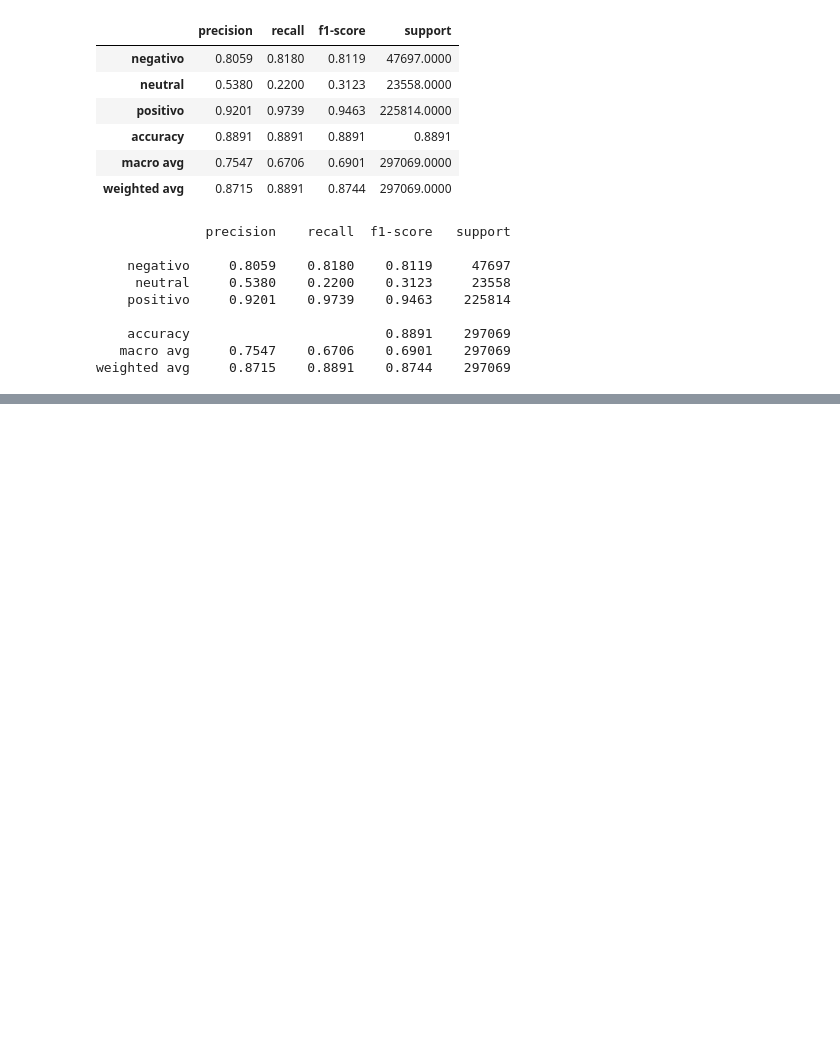
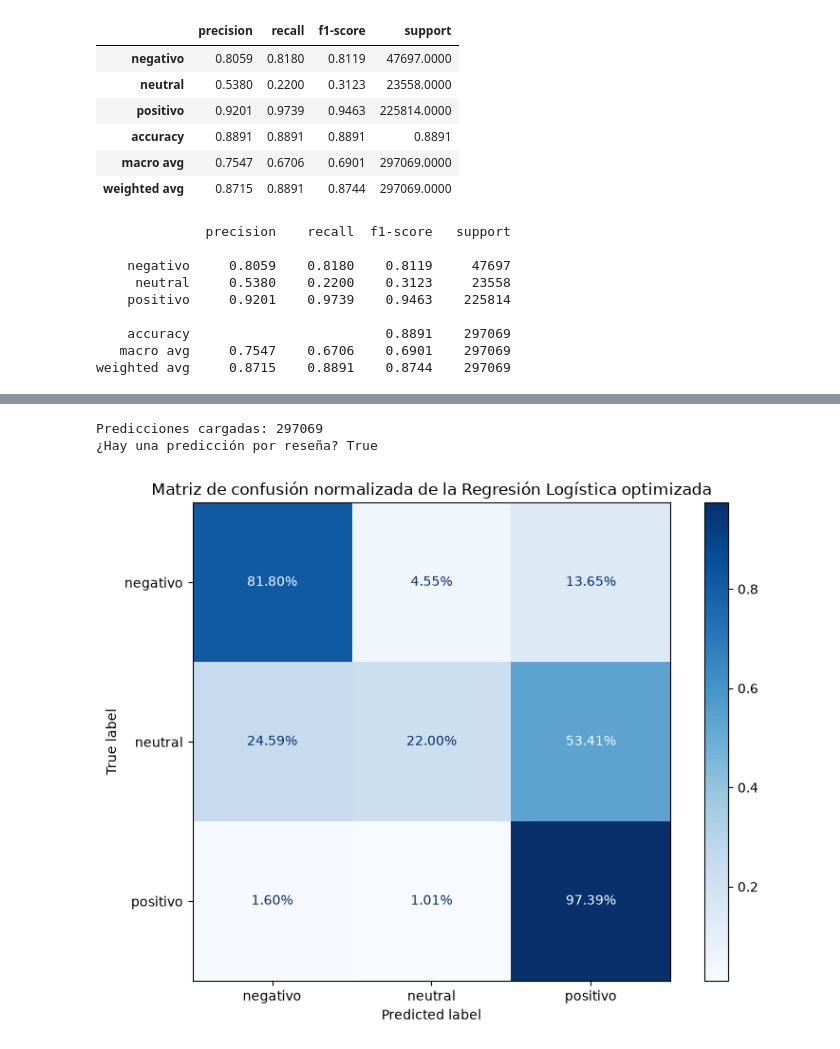
Before and after one commit to TFG-pausualin/Trabajo-Fin-de-Grado, a Jupyter notebook: notebooks/13-optimizacion_modelos.ipynb, the cells around one changed output, grey strips where cells are left out. Cells and saved outputs as stored; diff of their text form; code cells hidden in the pictures; blank space fills up the shorter version.

```diff
--- a/notebooks/13-optimizacion_modelos.ipynb
+++ b/notebooks/13-optimizacion_modelos.ipynb
@@ -811,0 +885,65 @@ with open(
+# %%
+predicciones_rl_optimizado = np.load(
+    RUTA_RL_OPTIMIZADA
+    / "predicciones_regresion_logistica_optimizado.npy",
+    allow_pickle=True
+)
+# %%
+print(
+    "Predicciones cargadas:",
+    len(predicciones_rl_optimizado)
+)
+
+print(
+    "¿Hay una predicción por reseña?",
+    len(predicciones_rl_optimizado) == len(y_test)
+)
+# %% [output]
+Predicciones cargadas: 297069
+¿Hay una predicción por reseña? True
+# %%
+orden_clases = [
+    "negativo",
+    "neutral",
+    "positivo"
+]
+
+figura, eje = plt.subplots(
+    figsize=(8, 6)
+)
+
+ConfusionMatrixDisplay.from_predictions(
+    y_test,
+    predicciones_rl_optimizado,
+    labels=orden_clases,
+    normalize="true",
+    cmap="Blues",
+    values_format=".2%",
+    ax=eje
+)
+
+eje.set_title(
+    "Matriz de confusión normalizada "
+    "de la Regresión Logística optimizada"
+)
+
+eje.set_xlabel(
+    "Predicted label"
+)
+
+eje.set_ylabel(
+    "True label"
+)
+
+figura.tight_layout()
+
+figura.savefig(
+    RUTA_RL_OPTIMIZADA
+    / "matriz_confusion_normalizada_regresion_logistica_optimizada.png",
+    dpi=300,
+    bbox_inches="tight"
+)
+
+plt.show()
+# %% [output]
+[figure, added]
```
Also changed, not shown: parts of 3 cells of this notebook, 1 other file.
